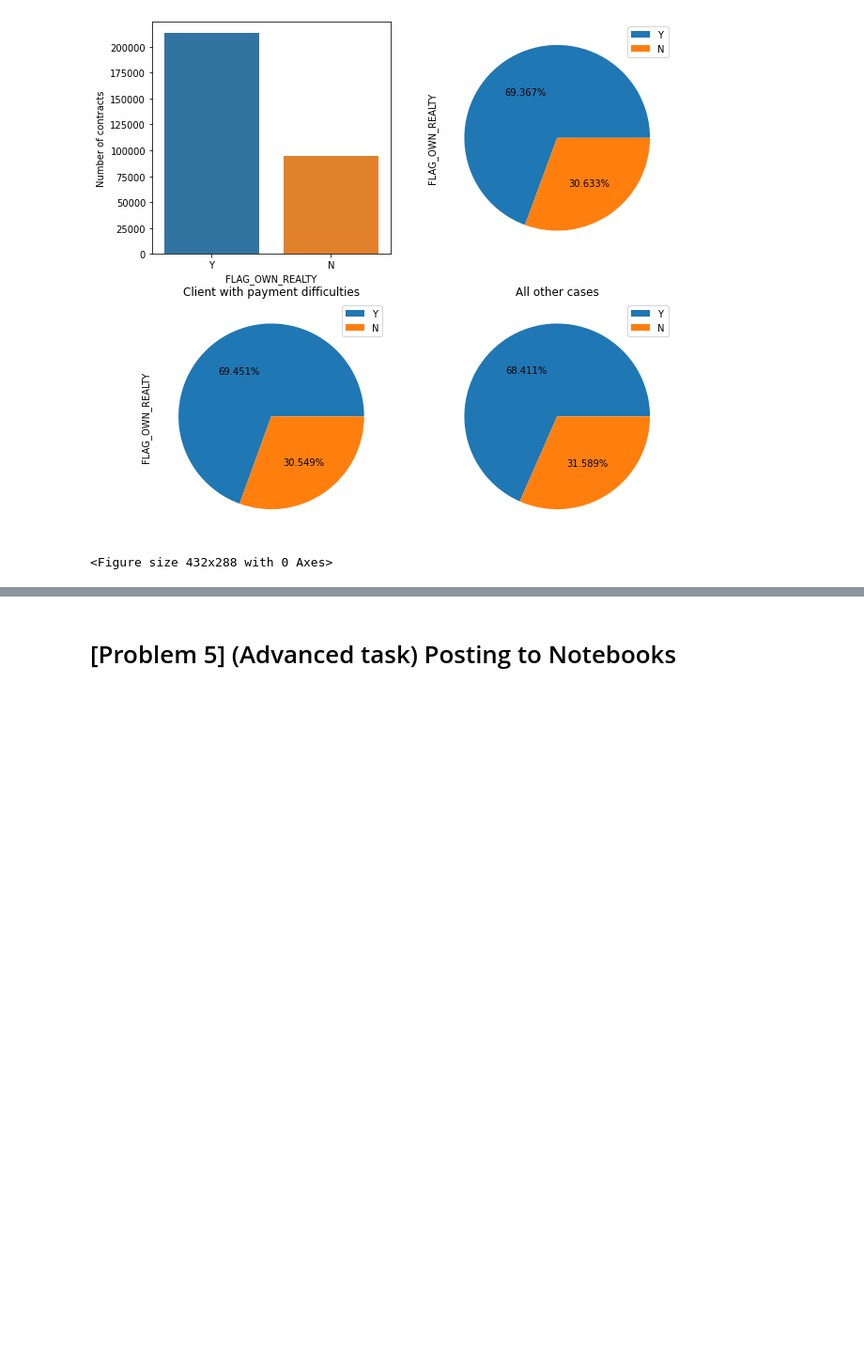
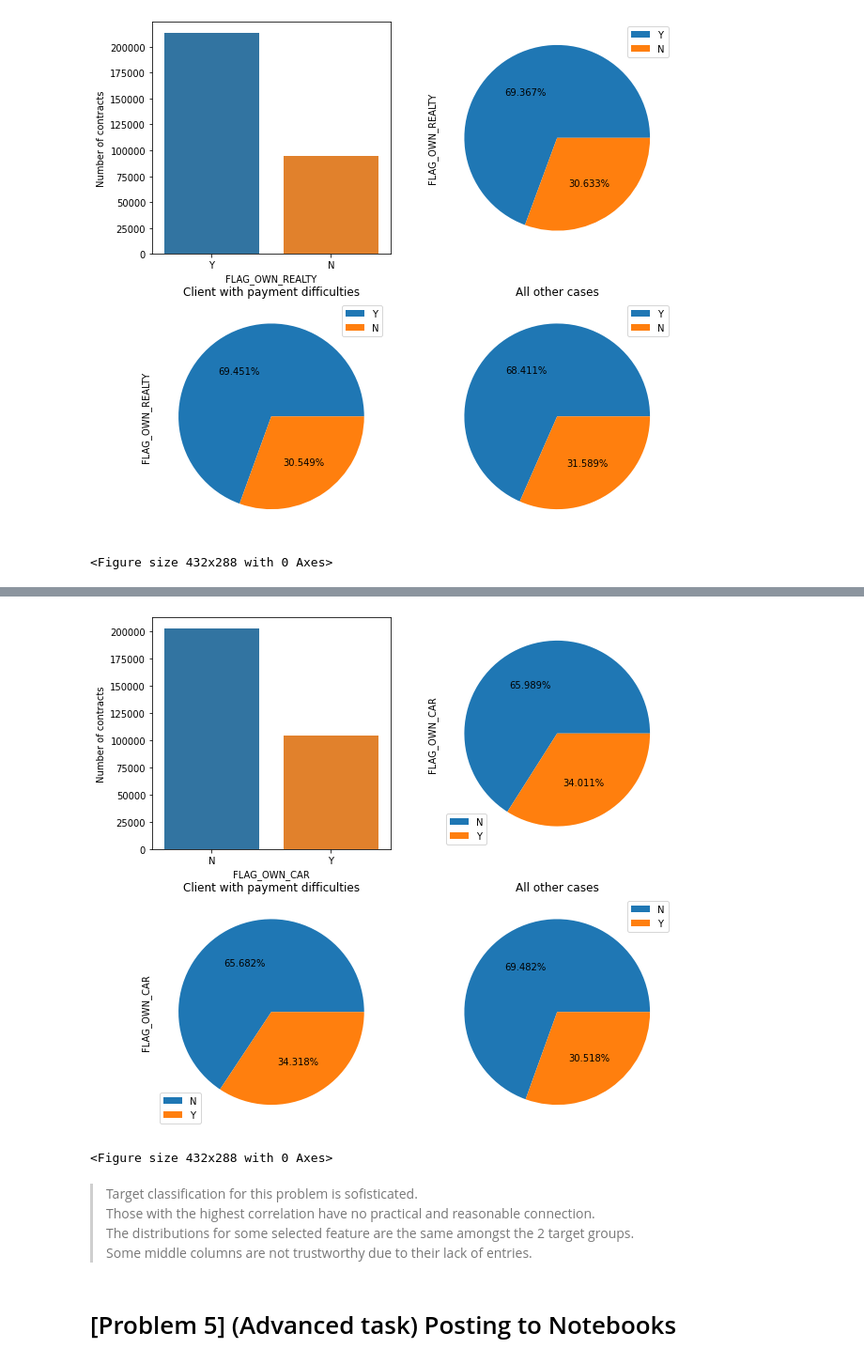
Before and after one commit to tiviluson/diveintocode-ml, a Jupyter notebook: Assignment_3_Credit_information_analysis.ipynb, the cells around one changed output, grey strips where cells are left out. Shown at 94% size. Saved outputs shown, nothing was run; the diff lists cells and outputs as text; code cells hidden in the pictures; blank space fills up the shorter version.

```diff
--- a/Assignment_3_Credit_information_analysis.ipynb
+++ b/Assignment_3_Credit_information_analysis.ipynb
@@ -202,2 +212,13 @@ graph("FLAG_OWN_REALTY")
+# %%
+graph("FLAG_OWN_CAR")
+# %% [output]
+[figure, added]
+<Figure size 432x288 with 0 Axes>
+# %% [markdown]
+<blockquote>
+Target classification for this problem is sofisticated.<br>
+Those with the highest correlation have no practical and reasonable connection.<br>
+The distributions for some selected feature are the same amongst the 2 target groups.<br>
+Some middle columns are not trustworthy due to their lack of entries.
 # %% [markdown]
 # [Problem 5] (Advanced task) Posting to Notebooks
```
Also changed, not shown: parts of 2 cells of this notebook.
